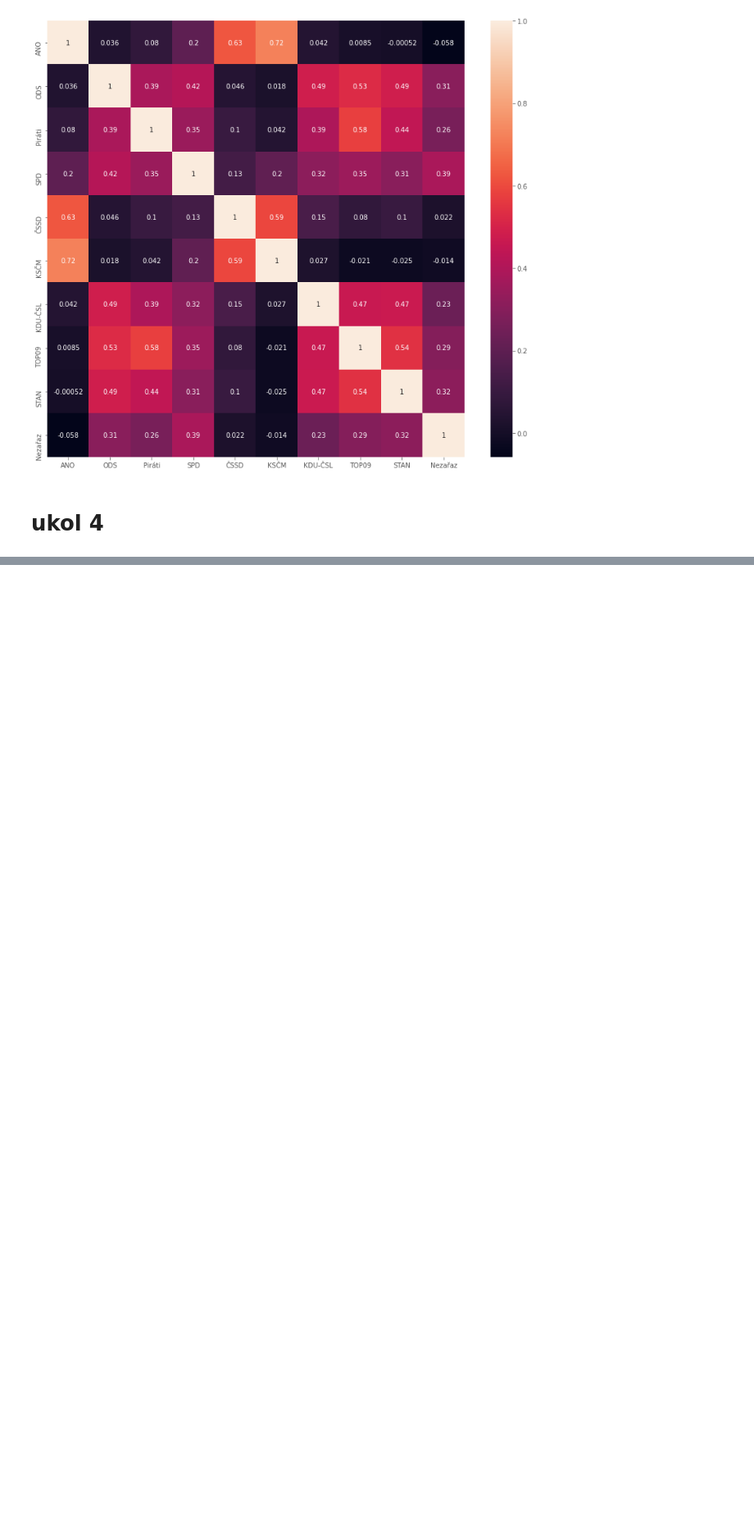
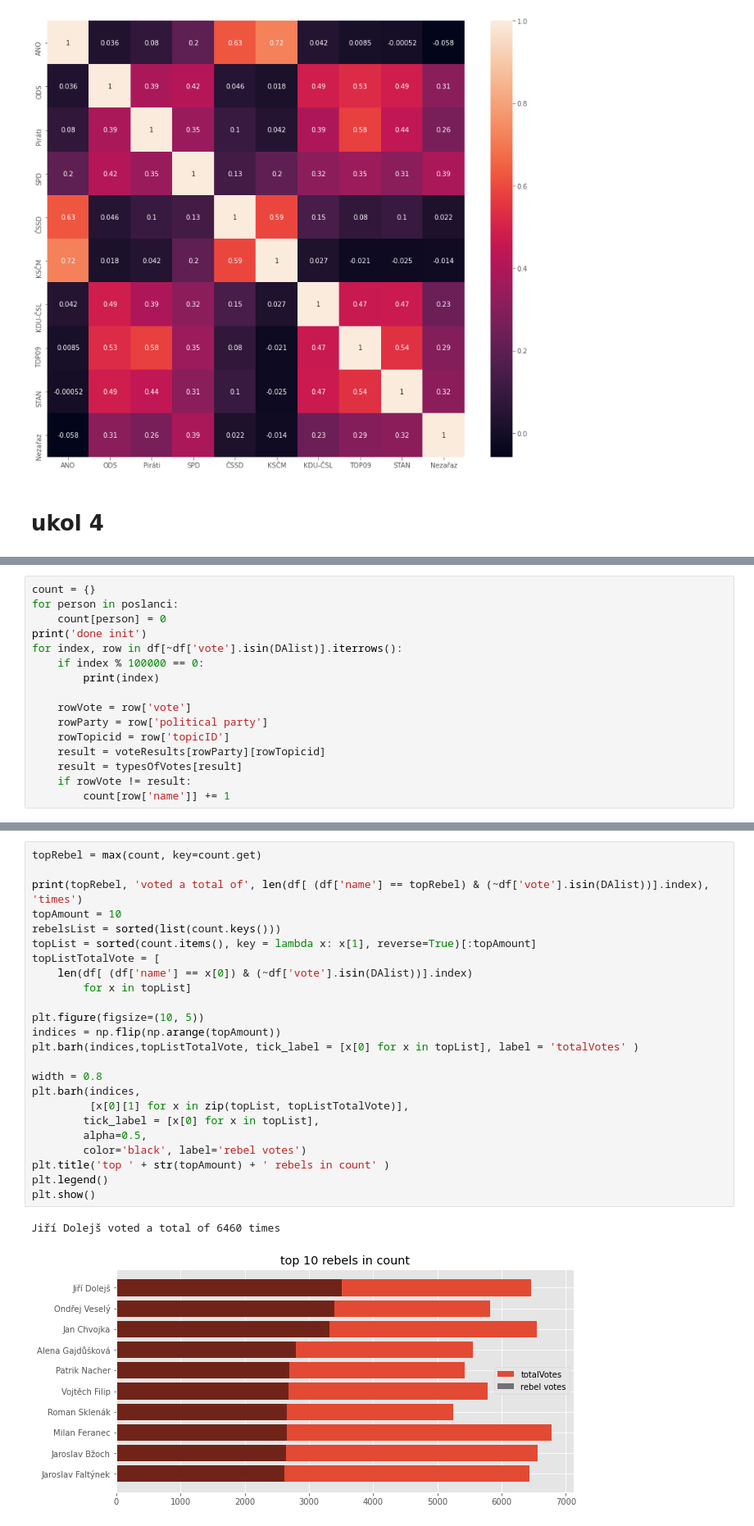
Before and after one commit to xuthang/bi-vzd, a Jupyter notebook: 01/homework_01_B201.ipynb, the cells around one changed output, grey strips where cells are left out. Shown at 82% size. Drawn from its saved outputs; the diff is of its cells as text; blank space fills up the shorter version.

```diff
--- a/01/homework_01_B201.ipynb
+++ b/01/homework_01_B201.ipynb
@@ -460,0 +446,16 @@ for party in parties:
+# %%
+count = {}
+for person in poslanci:
+    count[person] = 0
+print('done init')
+for index, row in df[~df['vote'].isin(DAlist)].iterrows():
+    if index % 100000 == 0:
+        print(index)
+
+    rowVote = row['vote']
+    rowParty = row['political party']
+    rowTopicid = row['topicID']
+    result = voteResults[rowParty][rowTopicid]
+    result = typesOfVotes[result]
+    if rowVote != result:
+        count[row['name']] += 1
@@ -460,0 +517,27 @@ for party in parties:
+# %%
+topRebel = max(count, key=count.get)
+
+print(topRebel, 'voted a total of', len(df[ (df['name'] == topRebel) & (~df['vote'].isin(DAlist))].index), 'times')
+topAmount = 10
+rebelsList = sorted(list(count.keys()))
+topList = sorted(count.items(), key = lambda x: x[1], reverse=True)[:topAmount]
+topListTotalVote = [
+    len(df[ (df['name'] == x[0]) & (~df['vote'].isin(DAlist))].index)
+        for x in topList]
+
+plt.figure(figsize=(10, 5))
+indices = np.flip(np.arange(topAmount))
+plt.barh(indices,topListTotalVote, tick_label = [x[0] for x in topList], label = 'totalVotes' )
+
+width = 0.8
+plt.barh(indices,
+         [x[0][1] for x in zip(topList, topListTotalVote)],
+        tick_label = [x[0] for x in topList],
+        alpha=0.5,
+        color='black', label='rebel votes')
+plt.title('top ' + str(topAmount) + ' rebels in count' )
+plt.legend()
+plt.show()
+# %% [output]
+Jiří Dolejš voted a total of 6460 times
+[figure, added]
```
Also changed, not shown: parts of 14 cells of this notebook.
